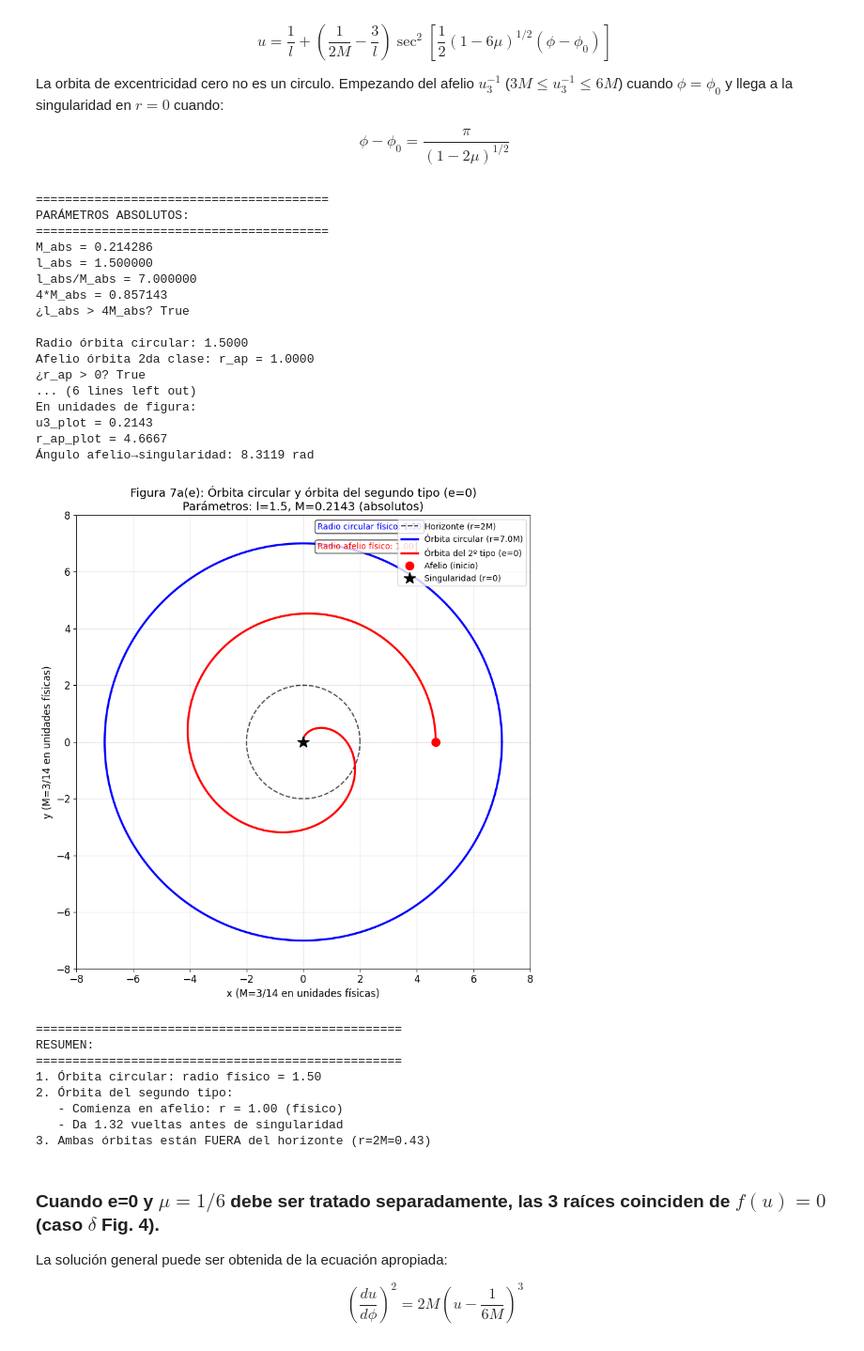
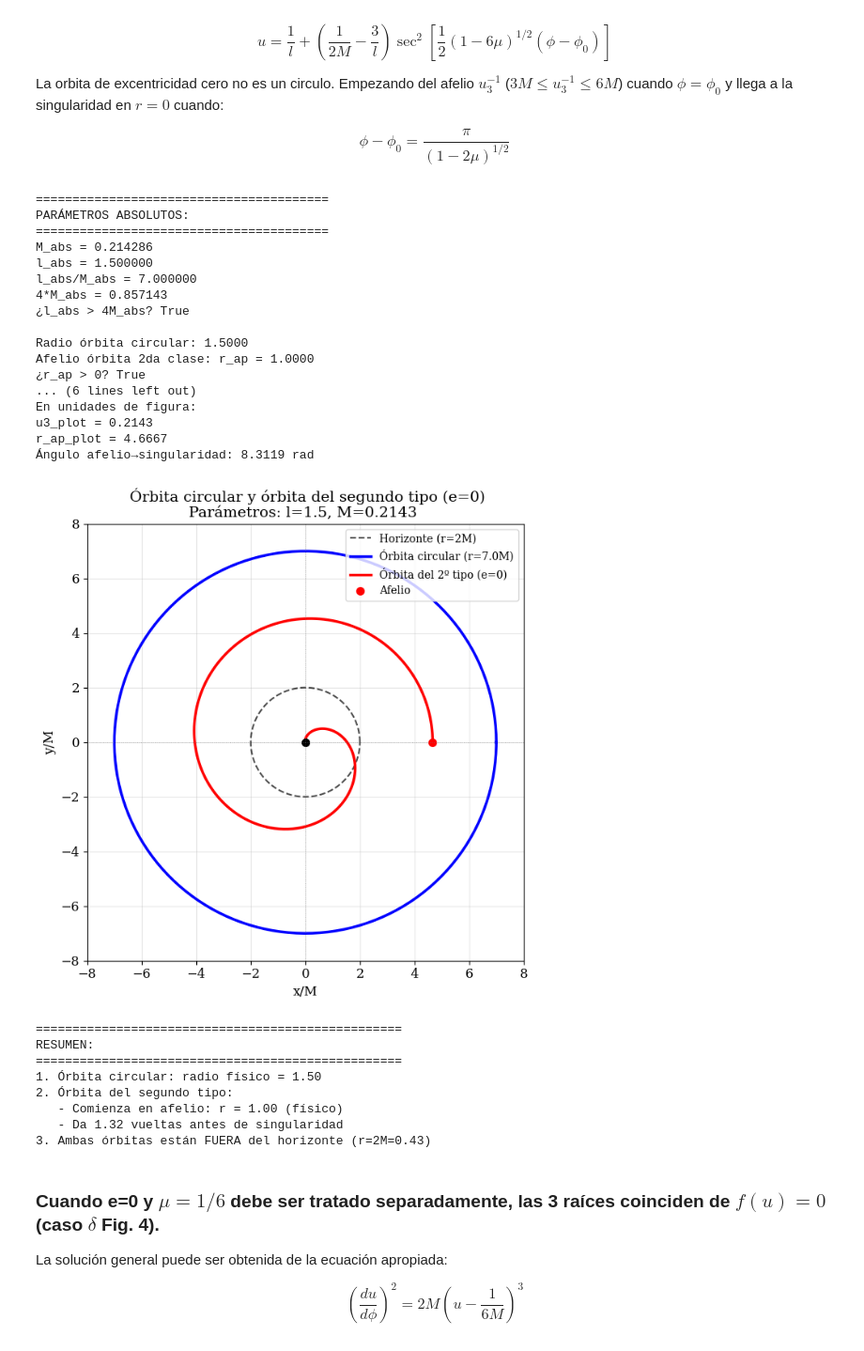
Before and after one commit to Robboppen/General-Relativity, a Jupyter notebook: time-like-geodesics-SchwarzschildSpaceTime/Geodesics_Schwarzschild_Spacetime.ipynb, the cells around one changed output. Shown at 94% size. Saved outputs shown, nothing was run; the diff lists cells and outputs as text; code cells hidden in the pictures.

```diff
--- a/time-like-geodesics-SchwarzschildSpaceTime/Geodesics_Schwarzschild_Spacetime.ipynb
+++ b/time-like-geodesics-SchwarzschildSpaceTime/Geodesics_Schwarzschild_Spacetime.ipynb
@@ -1102,7 +888,7 @@ y_hor = r_horizon_plot * np.sin(phi_hor)
 # ============================================================================
 # 4. GRÁFICO CORREGIDO
 # ============================================================================
-plt.figure(figsize=(9, 9))
+plt.figure(figsize=(9, 7))
 
 # Horizonte
 plt.plot(x_hor, y_hor, 'k--', linewidth=1.5, alpha=0.7, label=f'Horizonte (r=2M)')
@@ -1114,17 +900,17 @@ plt.plot(x_circ, y_circ, 'b-', linewidth=2.5, label=f'Órbita circular (r={r_cir
 plt.plot(x_vals, y_vals, 'r-', linewidth=2.5, label='Órbita del 2º tipo (e=0)')
 
 # Puntos importantes
-plt.plot(x_vals[0], y_vals[0], 'ro', markersize=10, label='Afelio (inicio)')
-plt.plot(0, 0, 'k*', markersize=15, label='Singularidad (r=0)')
+plt.plot(x_vals[0], y_vals[0], 'ro', markersize=7, label='Afelio')
+plt.plot(0, 0, 'ko', markersize=7)
 
 # Configuración
 plt.axhline(0, color='gray', linestyle=':', linewidth=0.7, alpha=0.5)
 plt.axvline(0, color='gray', linestyle=':', linewidth=0.7, alpha=0.5)
 plt.gca().set_aspect('equal', adjustable='box')
-plt.xlabel('x (M=3/14 en unidades físicas)', fontsize=12)
-plt.ylabel('y (M=3/14 en unidades físicas)', fontsize=12)
-plt.title('Figura 7a(e): Órbita circular y órbita del segundo tipo (e=0)\n' +
-          f'Parámetros: l={l_abs}, M={M_abs:.4f} (absolutos)', fontsize=14)
+plt.xlabel('x/M', fontsize=12)
+plt.ylabel('y/M', fontsize=12)
+plt.title(' Órbita circular y órbita del segundo tipo (e=0)\n' +
+          f'Parámetros: l={l_abs}, M={M_abs:.4f} ', fontsize=14)
 plt.legend(loc='upper right', fontsize=10)
 plt.grid(True, alpha=0.3)
 
@@ -1132,43 +918,37 @@ plt.grid(True, alpha=0.3)
 plt.xlim(-8, 8)
 plt.ylim(-8, 8)
 
-# Añadir anotaciones
-circle_radius_physical = r_circ_plot * M_abs  # 7 * (3/14) = 1.5
-plt.text(0.5, 7.5, f'Radio circular físico: {circle_radius_physical:.2f}',
-         fontsize=10, color='blue', bbox=dict(boxstyle="round,pad=0.3", facecolor="white", alpha=0.8))
-plt.text(0.5, 6.8, f'Radio afelio físico: {r_ap_plot*M_abs:.2f}',
-         fontsize=10, color='red', bbox=dict(boxstyle="round,pad=0.3", facecolor="white", alpha=0.8))
 
 plt.tight_layout()
 plt.show()
 
 print("\n" + "="*50)
 print("RESUMEN:")
 print("="*50)
 print(f"1. Órbita circular: radio físico = {circle_radius_physical:.2f}")
 print(f"2. Órbita del segundo tipo:")
 print(f"   - Comienza en afelio: r = {r_ap_plot*M_abs:.2f} (físico)")
 print(f"   - Da {phi_sing_plot/(2*np.pi):.2f} vueltas antes de singularidad")
 print(f"3. Ambas órbitas están FUERA del horizonte (r=2M={2*M_abs:.2f})")
 # %% [output]
 ========================================
 PARÁMETROS ABSOLUTOS:
 ========================================
 M_abs = 0.214286
 l_abs = 1.500000
 l_abs/M_abs = 7.000000
 4*M_abs = 0.857143
 ¿l_abs > 4M_abs? True
 
 Radio órbita circular: 1.5000
 Afelio órbita 2da clase: r_ap = 1.0000
 ¿r_ap > 0? True
 ... (6 lines left out)
 En unidades de figura:
 u3_plot = 0.2143
 r_ap_plot = 4.6667
 Ángulo afelio→singularidad: 8.3119 rad
-[figure, old version]
+[figure, new version]
 ==================================================
 RESUMEN:
 ==================================================
```
Also changed, not shown: parts of 9 cells of this notebook, 1 other file.
